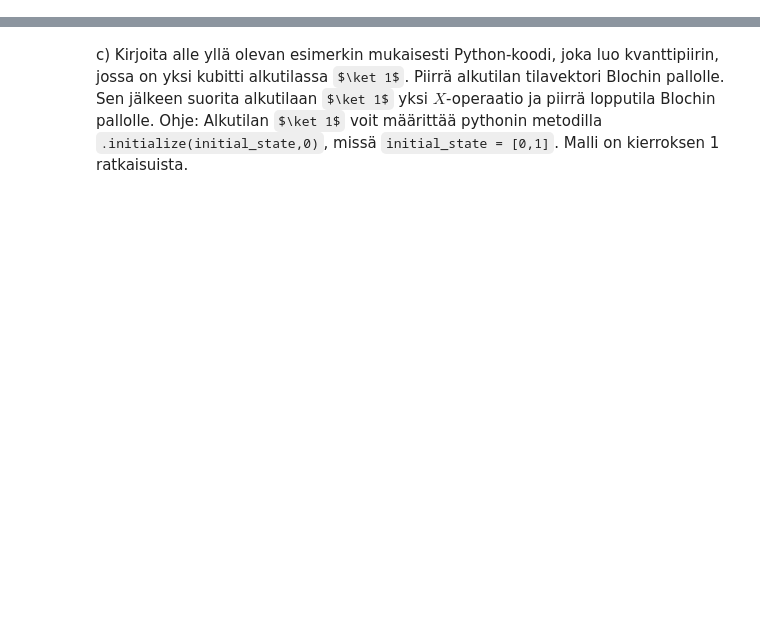
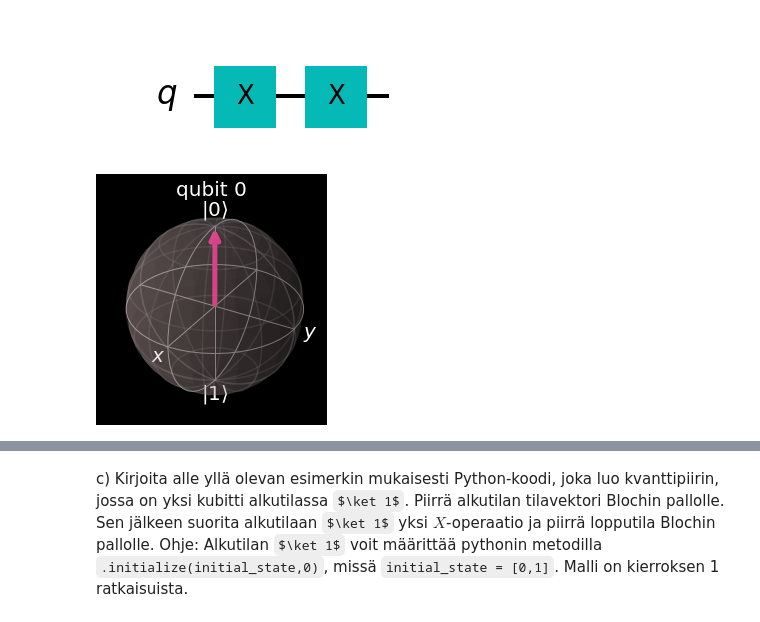
Before and after one commit to otaniemenlukio/kvanttilaskenta2024-kierros2, a Jupyter notebook: kierros2_kvanttilaskenta2023.ipynb, the cells around one changed output, grey strips where cells are left out. Saved outputs shown, nothing was run; the diff lists cells and outputs as text; code cells hidden in the pictures; some formulas as TeX source; blank space fills up the shorter version.

```diff
--- a/kierros2_kvanttilaskenta2023.ipynb
+++ b/kierros2_kvanttilaskenta2023.ipynb
@@ -70,0 +126,14 @@ Huomaa, että kahden $X$ matriisin ja pistyvektorin $\ket 0$ tulon laskujärjest
+# %%
+circuit = QuantumCircuit(1)
+
+# Kaksi X operaattoria kumoavat toisensa
+circuit.x(0)
+circuit.x(0)
+
+display(circuit.draw(output="mpl", scale=2))
+result = execute(circuit, Aer.get_backend("statevector_simulator")).result()
+out_state = result.get_statevector()
+plot_bloch_multivector(out_state)
+# %% [output]
+[figure, added]
+[figure, added]
```
Also changed, not shown: parts of 21 cells of this notebook, 4 other files.
